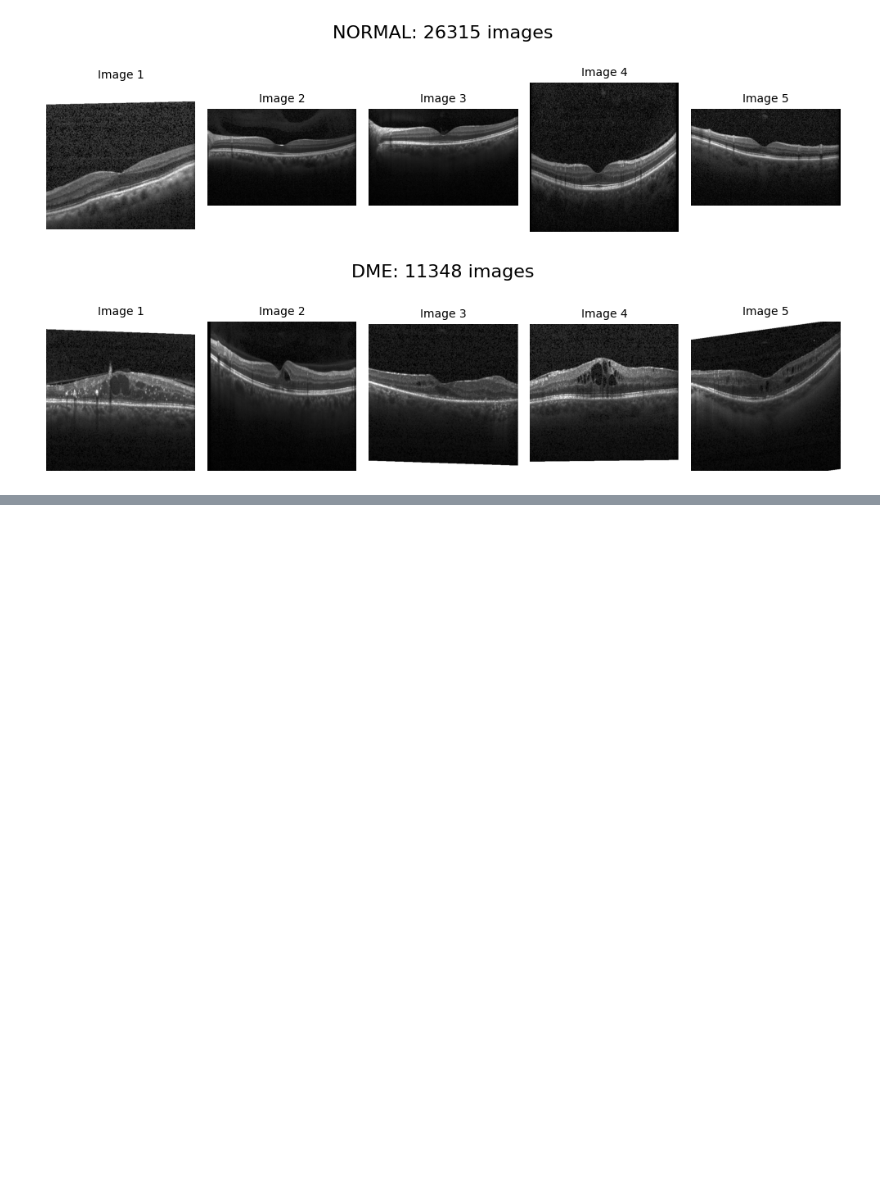
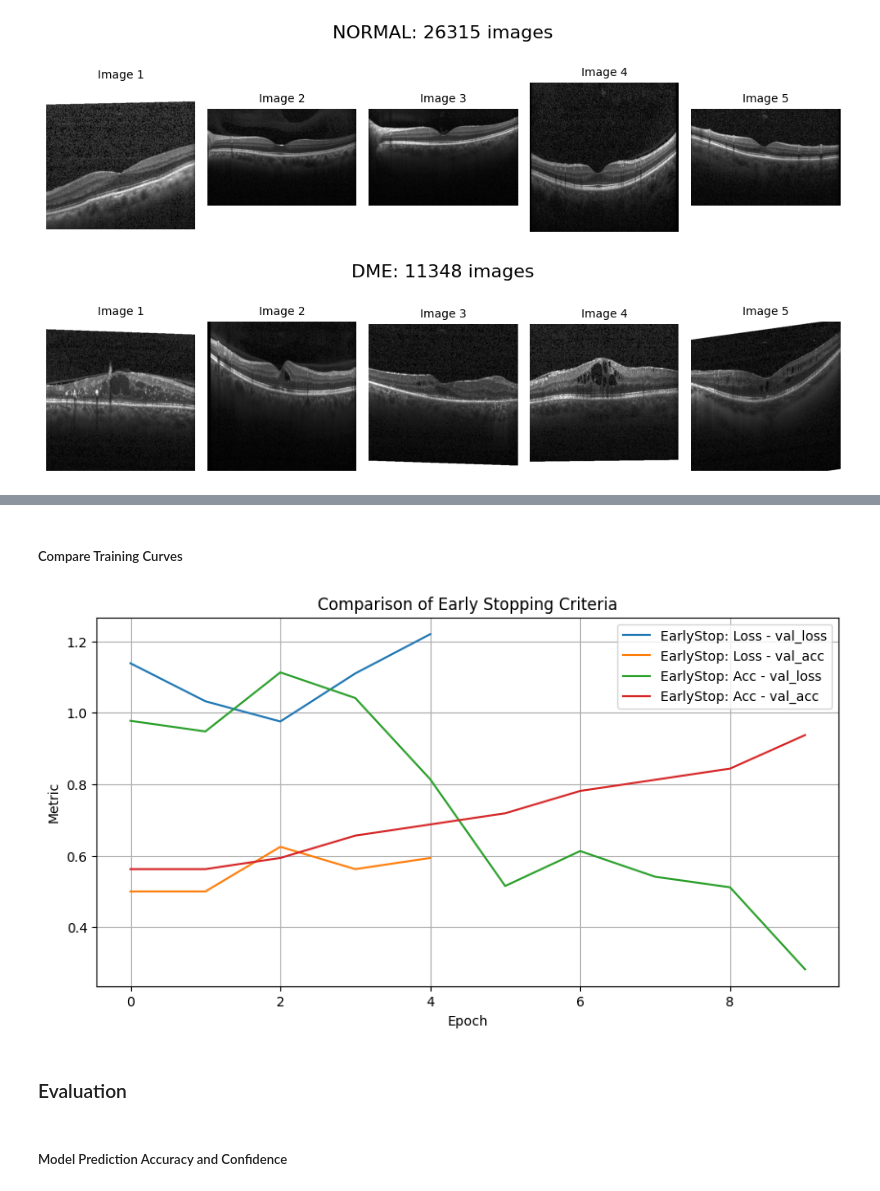
Before and after one commit to Ekin-Deren-Yelken/OCT-Retina-Classifier, a Jupyter notebook: oct-keras.ipynb, the cells around one changed output, grey strips where cells are left out. Cells and saved outputs as stored; diff of their text form; code cells hidden in the pictures; blank space fills up the shorter version.

Commit message:
Working CNN prediction

```diff
--- a/oct-keras.ipynb
+++ b/oct-keras.ipynb
@@ -336,0 +192,8 @@ disp.plot(cmap='Blues', xticks_rotation=45)
+# %%
+from tensorflow.keras.optimizers import Adam
+
+model.compile(
+    optimizer=Adam(),
+    loss='categorical_crossentropy',
+    metrics=['accuracy']
+)
@@ -336,0 +237,8 @@ disp.plot(cmap='Blues', xticks_rotation=45)
+# %%
+model_loss = build_model()
+history_loss = model_loss.fit(
+    train_data,
+    validation_data=val_data,
+    epochs=10,
+    callbacks=[early_stop_loss]
+)
@@ -336,0 +267,8 @@ disp.plot(cmap='Blues', xticks_rotation=45)
+# %%
+model_acc = build_model()
+history_acc = model_acc.fit(
+    train_data,
+    validation_data=val_data,
+    epochs=10,
+    callbacks=[early_stop_acc]
+)
@@ -336,0 +293,24 @@ disp.plot(cmap='Blues', xticks_rotation=45)
+# %% [markdown]
+##### Compare Training Curves
+# %%
+import matplotlib.pyplot as plt
+
+def plot_history(hist, label):
+    plt.plot(hist.history['val_loss'], label=f'{label} - val_loss')
+    plt.plot(hist.history['val_accuracy'], label=f'{label} - val_acc')
+
+plt.figure(figsize=(10,5))
+plot_history(history_loss, 'EarlyStop: Loss')
+plot_history(history_acc, 'EarlyStop: Acc')
+plt.xlabel('Epoch')
+plt.ylabel('Metric')
+plt.title('Comparison of Early Stopping Criteria')
+plt.legend()
+plt.grid(True)
+plt.show()
+# %% [output]
+[figure, added]
+# %% [markdown]
+### Evaluation
+# %% [markdown]
+##### Model Prediction Accuracy and Confidence
```
Also changed, not shown: parts of 52 cells of this notebook.
